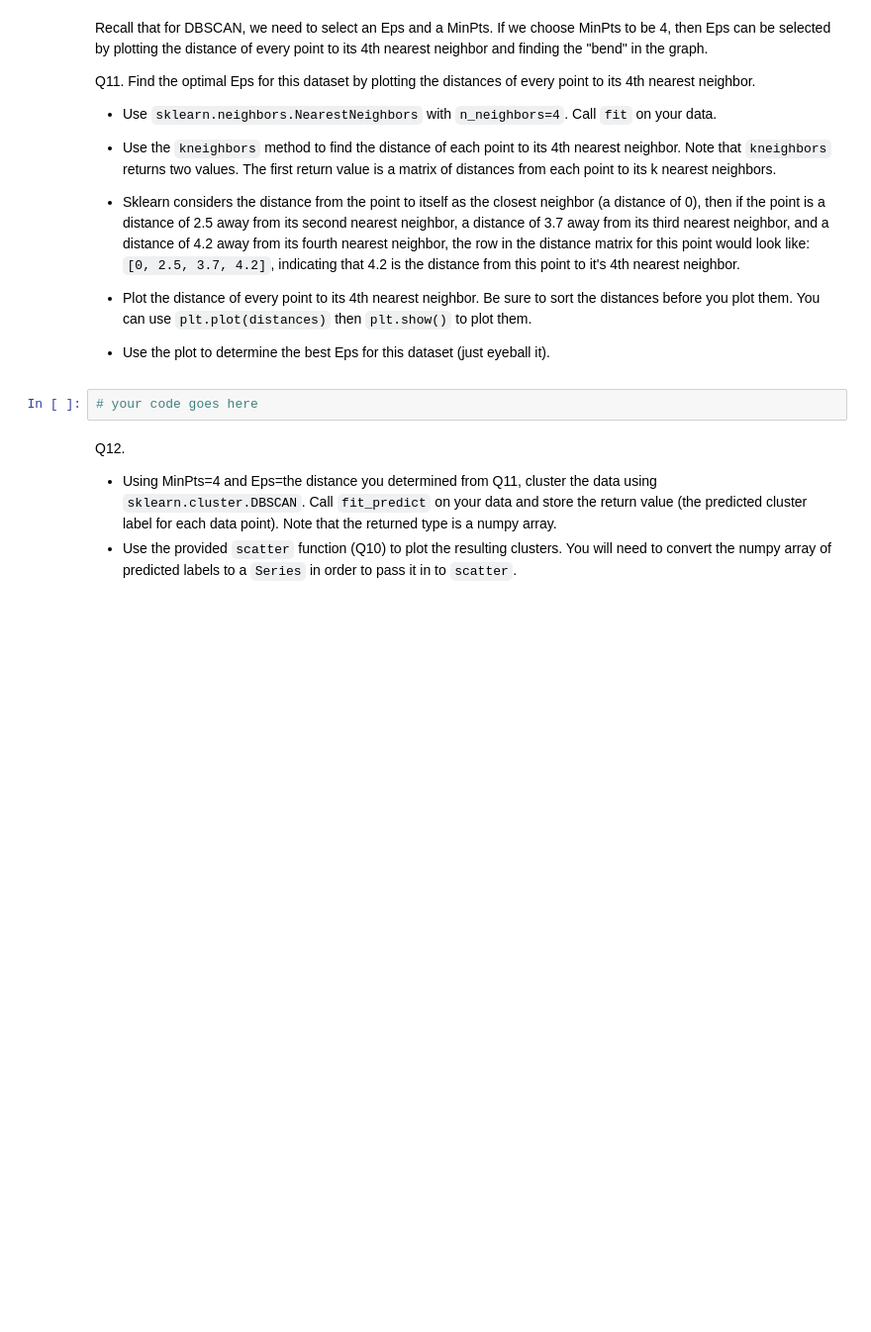
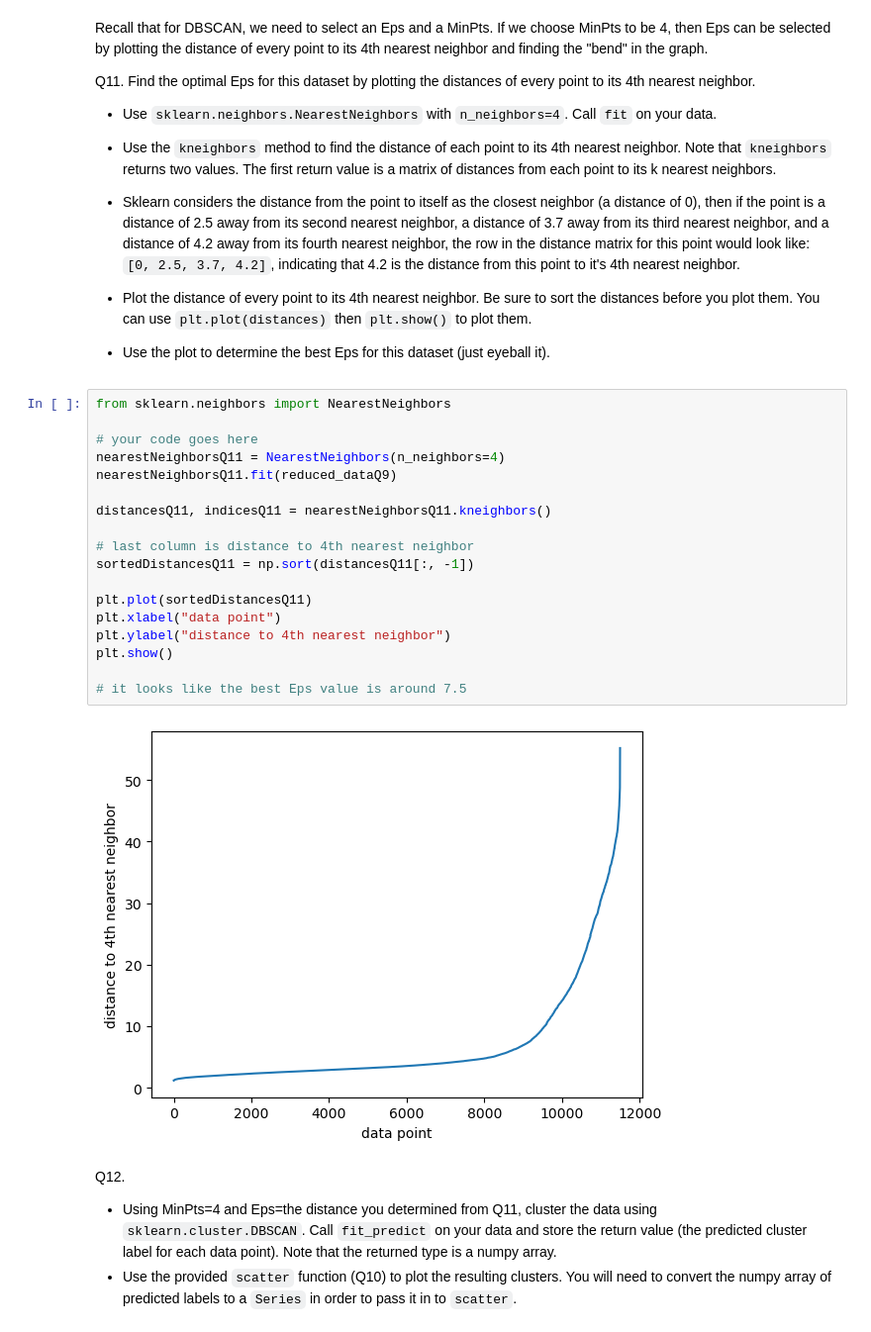
Before and after one commit to jakerm2002/Assignment-5-Clustering, a Jupyter notebook: HW5 - Clustering.ipynb, the cells around one changed output. Shown at 99% size. Cells and saved outputs as stored; diff of their text form; blank space fills up the shorter version.

```diff
--- a/HW5 - Clustering.ipynb
+++ b/HW5 - Clustering.ipynb
@@ -335,8 +337,26 @@ Q11. Find the optimal Eps for this dataset by plotting the distances of every po
 
 * Plot the distance of every point to its 4th nearest neighbor. Be sure to sort the distances before you plot them. You can use `plt.plot(distances)` then `plt.show()` to plot them.
 * Use the plot to determine the best Eps for this dataset (just eyeball it).
-# %%
-# your code goes here
+# %%
+from sklearn.neighbors import NearestNeighbors
+
+# your code goes here
+nearestNeighborsQ11 = NearestNeighbors(n_neighbors=4)
+nearestNeighborsQ11.fit(reduced_dataQ9)
+
+distancesQ11, indicesQ11 = nearestNeighborsQ11.kneighbors()
+
+# last column is distance to 4th nearest neighbor
+sortedDistancesQ11 = np.sort(distancesQ11[:, -1])
+
+plt.plot(sortedDistancesQ11)
+plt.xlabel("data point")
+plt.ylabel("distance to 4th nearest neighbor")
+plt.show()
+
+# it looks like the best Eps value is around 7.5
+# %% [output]
+[figure, added]
 # %% [markdown]
 Q12.
 * Using MinPts=4 and Eps=the distance you determined from Q11, cluster the data using `sklearn.cluster.DBSCAN`. Call `fit_predict` on your data and store the return value (the predicted cluster label for each data point). Note that the returned type is a numpy array.
```
Also changed, not shown: parts of 2 cells of this notebook.
